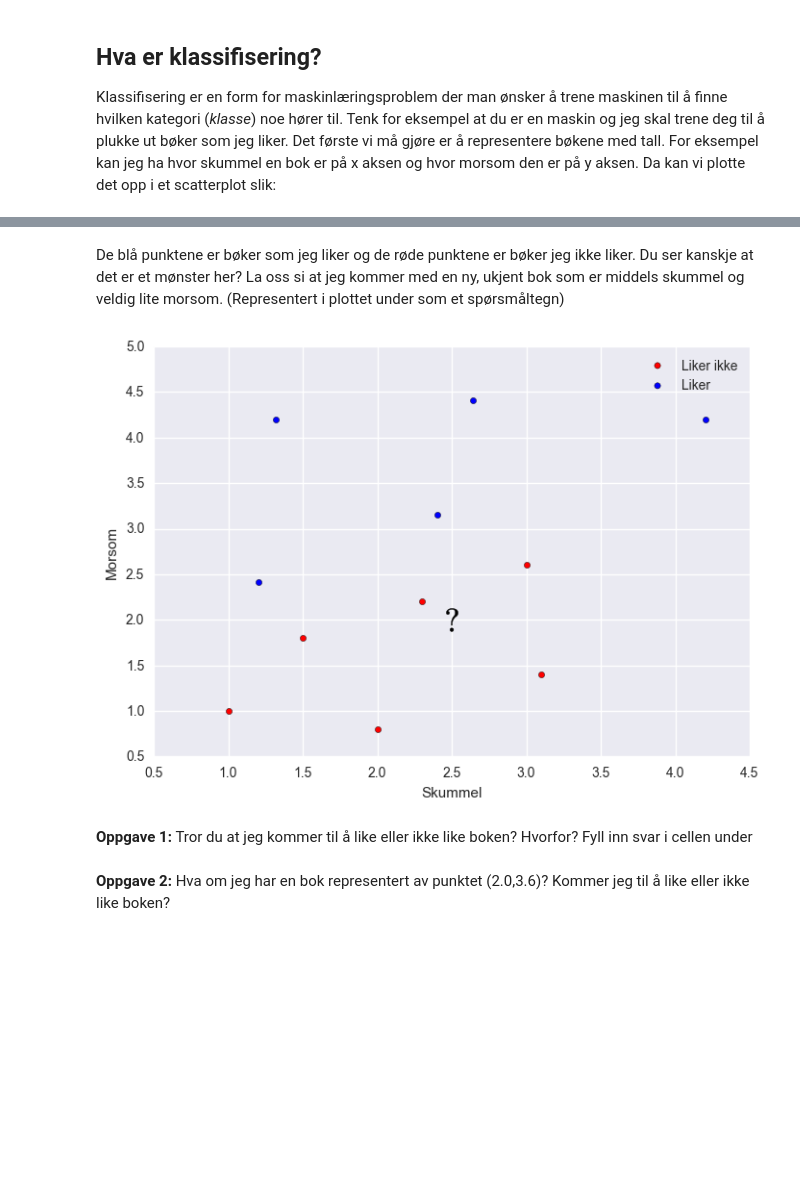
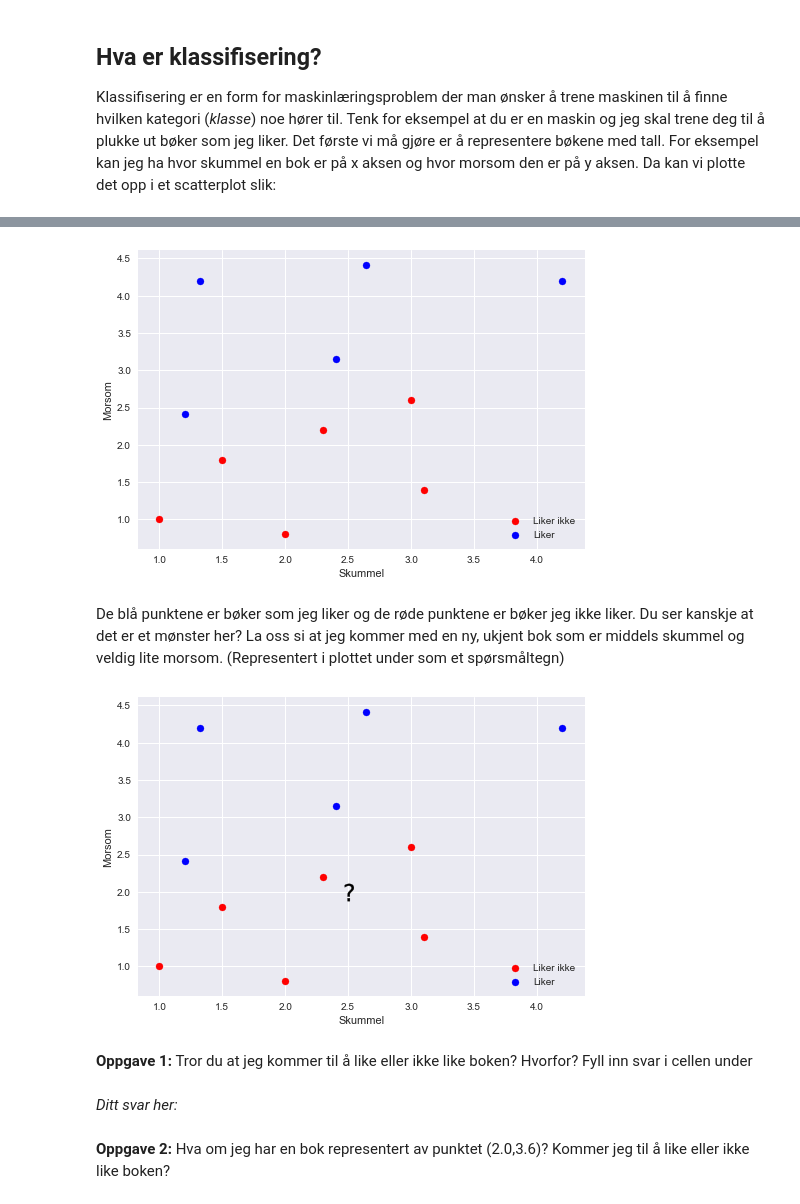
Before and after one commit to MarieRoald/MLkurs, a Jupyter notebook: notebooks/introductions/Introduksjon til klassifisering.ipynb, the cells around one changed output, grey strips where cells are left out. Cells and saved outputs as stored; diff of their text form; code cells hidden in the pictures; blank space fills up the shorter version.

```diff
--- a/notebooks/introductions/Introduksjon til klassifisering.ipynb
+++ b/notebooks/introductions/Introduksjon til klassifisering.ipynb
@@ -35,18 +10,61 @@ show()
+# %%
+# importere read_csv fra pandas pakken
+from pandas import *
+# importere pakker for plotting
+import matplotlib.pyplot as plt
+import seaborn
+
+# bruke read_csv til å lese inn tabellen
+data = read_csv('../../datasets/small_examples/books.csv') # Lese inn data
+
+# lagre hver av klassene i egen variabel.
+# dette er egentlig ikke nødvendig, men det gjør det lettere å tegne
+# merkelapper for hver klasse
+data_klasse1 = data.loc[data['Klasse'] == 0]
+data_klasse2 = data.loc[data['Klasse'] == 1]
+
+# plotte bøkene jeg ikke liker som rød sirkler med merkelappen "Liker ikke"
+plt.scatter(data_klasse1['Skummel'], data_klasse1['Morsom'], c='r', label='Liker ikke')
+
+# plotte bøkene jeg liker som blå sirkler med merkelappen "Liker"
+plt.scatter(data_klasse2['Skummel'], data_klasse2['Morsom'], c='b', label='Liker')
+
+# lable aksene
+plt.xlabel('Skummel')
+plt.ylabel('Morsom')
+
+# tegne opp merkelapper for klassene
+plt.legend()
+
+# vise frem figuren
+plt.show()
+# %% [output]
+[figure, added]
 # %% [markdown]
 De blå punktene er bøker som jeg liker og de røde punktene er bøker jeg ikke liker. Du ser kanskje at det er et mønster her? La oss si at jeg kommer med en ny, ukjent bok som er middels skummel og veldig lite morsom. (Representert i plottet under som et spørsmåltegn)
 # %%
-figure()
+# lage en ny figure
+plt.figure()
 
-scatter(data_klasse1['Skummel'], data_klasse1['Morsom'], c='r', label='Liker ikke')
-scatter(data_klasse2['Skummel'], data_klasse2['Morsom'], c='b', label='Liker')
-scatter(2.5,2,c='k',s=300,marker='$?$')
+# plotte bøkene jeg ikke liker som rød sirkler med merkelappen "Liker ikke"
+plt.scatter(data_klasse1['Skummel'], data_klasse1['Morsom'], c='r', label='Liker ikke')
 
-xlabel('Skummel')
-ylabel('Morsom')
+# plotte bøkene jeg liker som blå sirkler med merkelappen "Liker"
+plt.scatter(data_klasse2['Skummel'], data_klasse2['Morsom'], c='b', label='Liker')
 
-legend()
-show()
+# plotte en ny bok representert av et spørsmåltegn
+plt.scatter(2.5,2,c='k',s=300,marker='$?$')
+
+# lable aksene
+plt.xlabel('Skummel')
+plt.ylabel('Morsom')
+
+# tegne opp merkelapper for klassene
+plt.legend()
+
+# vise frem figuren
+plt.show()
 # %% [output]
-[figure, old version]
+[figure, new version]
 # %% [markdown]
 **Oppgave 1:** Tror du at jeg kommer til å like eller ikke like boken? Hvorfor? Fyll inn svar i cellen under
@@ -55,2 +71,4 @@ show()
+# %% [markdown]
+*Ditt svar her:*
 # %% [markdown]
 **Oppgave 2:** Hva om jeg har en bok representert av punktet (2.0,3.6)? Kommer jeg til å like eller ikke like boken?
```
Also changed, not shown: parts of 8 cells of this notebook, 1 other file.
